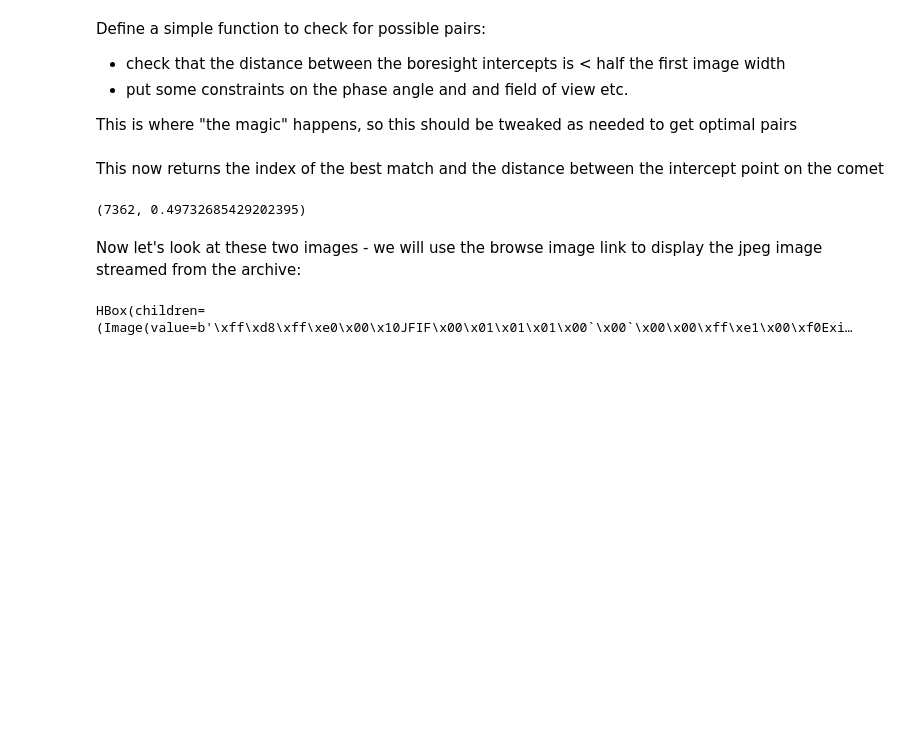
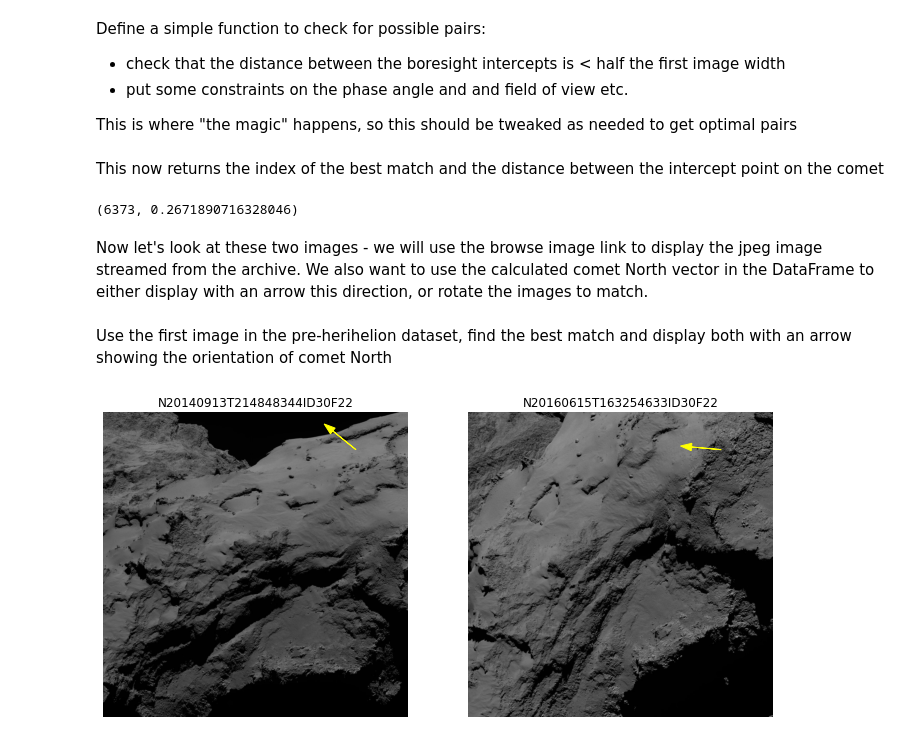
Before and after one commit to msbentley/osiris_zoo, a Jupyter notebook: rosetta_zoo_pairs.ipynb, the cells around one changed output. Drawn from its saved outputs; the diff is of its cells as text; code cells hidden in the pictures; blank space fills up the shorter version.

Commit message:
Updated notebooks to simplify code and add image orientation

```diff
--- a/rosetta_zoo_pairs.ipynb
+++ b/rosetta_zoo_pairs.ipynb
@@ -18,7 +13,7 @@ data_path = '.'
 # %% [markdown]
 ## Load the data
 # %%
-images = pd.read_csv(os.path.join(data_path, 'osinac_metadata.csv.gz'))
+images = pd.read_csv(os.path.join(data_path, 'osinac_metadata_orientation.csv.gz'))
 # %% [markdown]
 Make sure that timestamps are correctly formatted for slicing and dicing
 # %%
@@ -51,6 +46,9 @@ This is where "the magic" happens, so this should be tweaked as needed to get op
 def best_match(df1, df2, idx1):
     matches = []
     distance = []
+    if idx1 not in df1.index:
+        print('no matching index in df1')
+        return None, None
     img = df1.loc[idx1]
     for idx, match in df2.iterrows():
 
@@ -58,11 +56,7 @@ def best_match(df1, df2, idx1):
         phase_diff = abs(img.phase_angle-match.phase_angle)
         alt_diff = abs(img.sc_altitude-match.sc_altitude)
 
-        # vec1 = np.array([match.sc_position_x, match.sc_position_y, match.sc_position_z])
-        # vec2 = np.array([img.sc_position_x, img.sc_position_y, img.sc_position_z])
-        # vector_diff = np.rad2deg(np.arccos( np.dot(vec1, vec2) / (np.linalg.norm(vec1)*np.linalg.norm(vec2))))
-
-        if (dist < img.half_width/2.) and (alt_diff<5.) and (phase_diff<30.):
+        if (dist < img.half_width/2.) and (alt_diff<5.) and (phase_diff<25.):
             distance.append(dist)
             matches.append(idx)
 
@@ -76,7 +70,17 @@ This now returns the index of the best match and the distance between the interc
 idx, dist = best_match(pre, post, 200)
 idx, dist
 # %% [output]
-(7362, 0.49732685429202395)
+(6373, 0.2671890716328046)
 # %% [markdown]
-Now let's look at these two images - we will use the browse image link to display the jpeg image streamed from the archive:
+Now let's look at these two images - we will use the browse image link to display the jpeg image streamed from the archive. We also want to use the calculated comet North vector in the DataFrame to either display with an arrow this direction, or rotate the images to match.
+# %%
+def rotation_angle(vec1, vec2):
+    """Returns the anticlockwise rotation angle between vec1 and vec2"""
+    unit_1 = vec1 / np.linalg.norm(vec1)
+    unit_2 = vec2 / np.linalg.norm(vec2)
+    dot = np.dot(unit_1, unit_2)
+    angle = np.rad2deg(np.arccos(dot))
+    if np.cross(vec2, vec1) > 0:
+        angle = 360. - angle
+    return angle
 # %%
@@ -97,4 +132,6 @@ def show_pair(df1, df2, idx1, idx2=None):
+# %% [markdown]
+Use the first image in the pre-herihelion dataset, find the best match and display both with an arrow showing the orientation of comet North
 # %%
-show_pair(pre, post, 200)
+show_pair(pre, post, 0, rotate=False)
 # %% [output]
-HBox(children=(Image(value=b'\xff\xd8\xff\xe0\x00\x10JFIF\x00\x01\x01\x01\x00`\x00`\x00\x00\xff\xe1\x00\xf0Exi…
+[figure, added]
```
Also changed, not shown: parts of 19 cells of this notebook, 3 other files.
